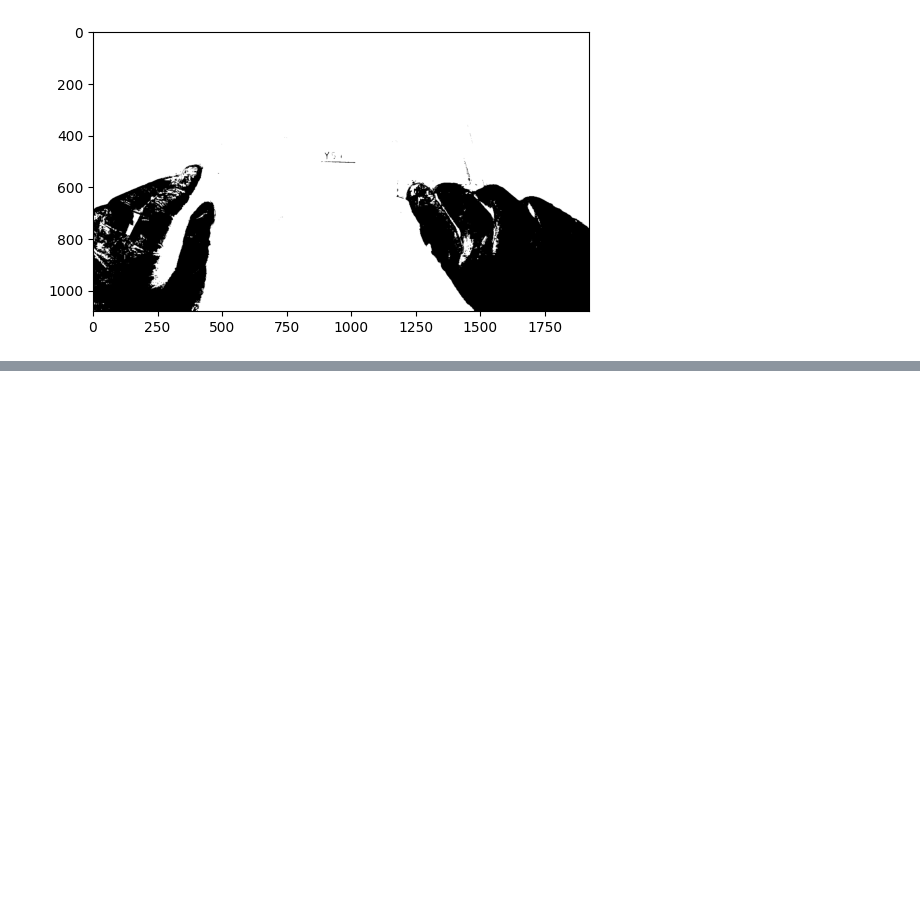
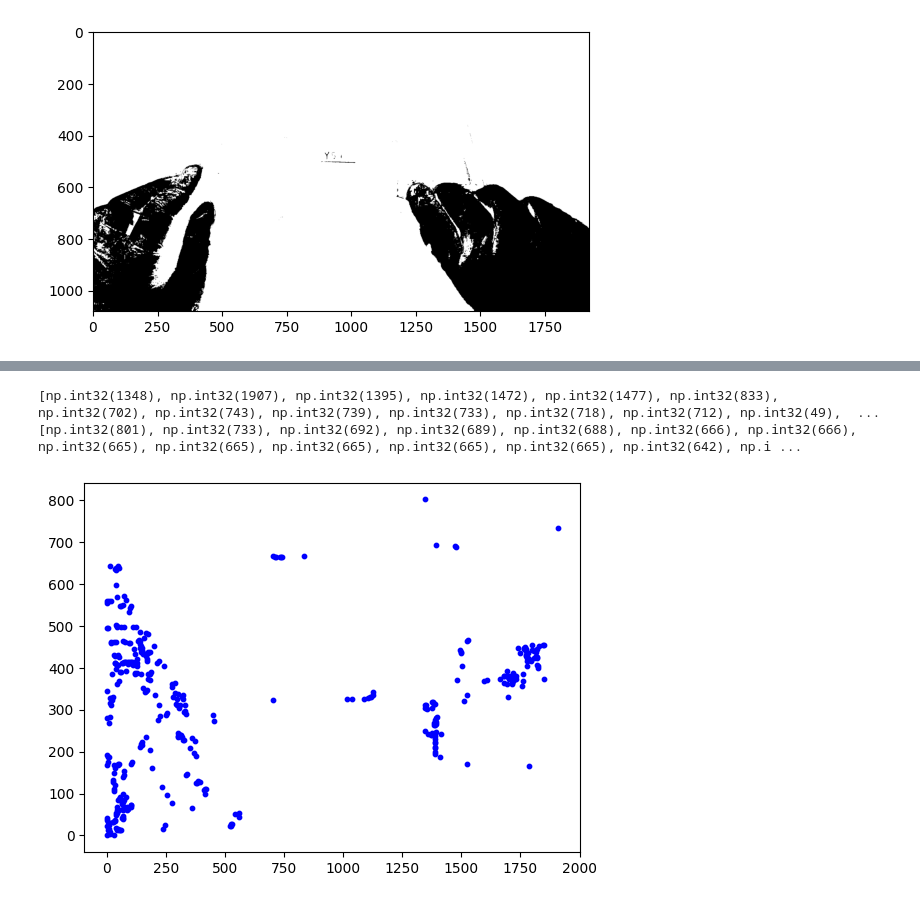
Before and after one commit to Napwillcode8848/OpenSutureNet, a Jupyter notebook: notebooks/segment_glove.ipynb, the cells around one changed output, grey strips where cells are left out. Drawn from its saved outputs; the diff is of its cells as text; code cells hidden in the pictures; blank space fills up the shorter version.

```diff
--- a/notebooks/segment_glove.ipynb
+++ b/notebooks/segment_glove.ipynb
@@ -220,0 +243,15 @@ plt.show()
+# %%
+# from above we have image_rgb, image_hsv, mask, result
+
+contours, hierarchy = cv2.findContours(
+    mask,
+    cv2.RETR_EXTERNAL,      # Only outer contours
+    cv2.CHAIN_APPROX_NONE   # Keep every contour point
+)
+
+print(type(contours))
+print(len(contours))
+print(contours[0][0][0][0])
+print(contours[0][0][0][1])
+print(contours)
+# my guess is : it is a tuple of all coordinate of contours
@@ -220,0 +276,17 @@ plt.show()
+# %%
+x = []
+y = []
+for i in range(0, 404):
+    x.append(contours[i][0][0][0])
+    y.append(contours[i][0][0][1])
+
+print(x)
+print(y)
+# %% [output]
+[np.int32(1348), np.int32(1907), np.int32(1395), np.int32(1472), np.int32(1477), np.int32(833), np.int32(702), np.int32(743), np.int32(739), np.int32(733), np.int32(718), np.int32(712), np.int32(49),  ...
+[np.int32(801), np.int32(733), np.int32(692), np.int32(689), np.int32(688), np.int32(666), np.int32(666), np.int32(665), np.int32(665), np.int32(665), np.int32(665), np.int32(665), np.int32(642), np.i ...
+# %%
+plt.scatter(x, y, color='blue', s=10)
+plt.show()
+# %% [output]
+[figure, added]
```
Also changed, not shown: parts of 8 cells of this notebook, 1 other file.
